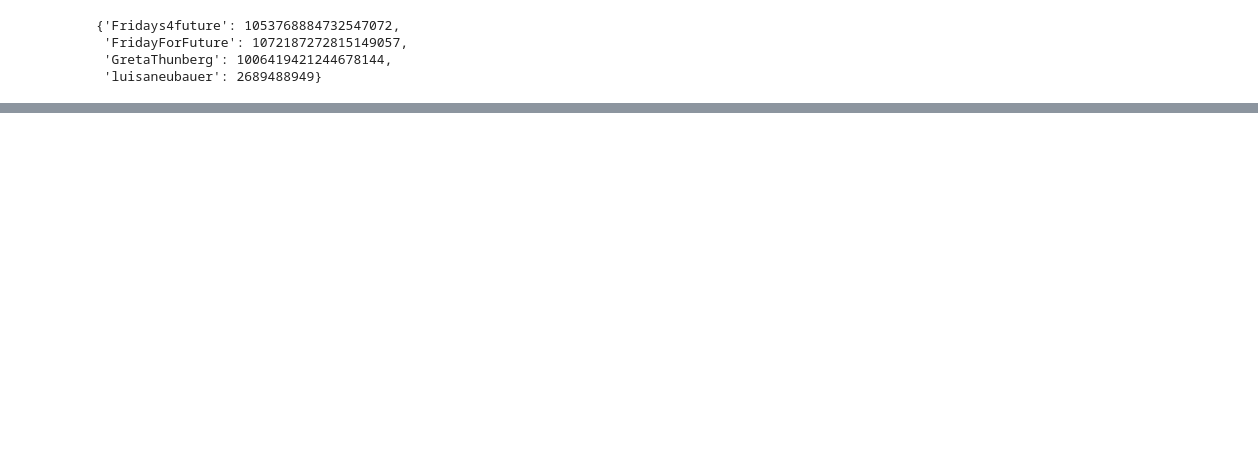
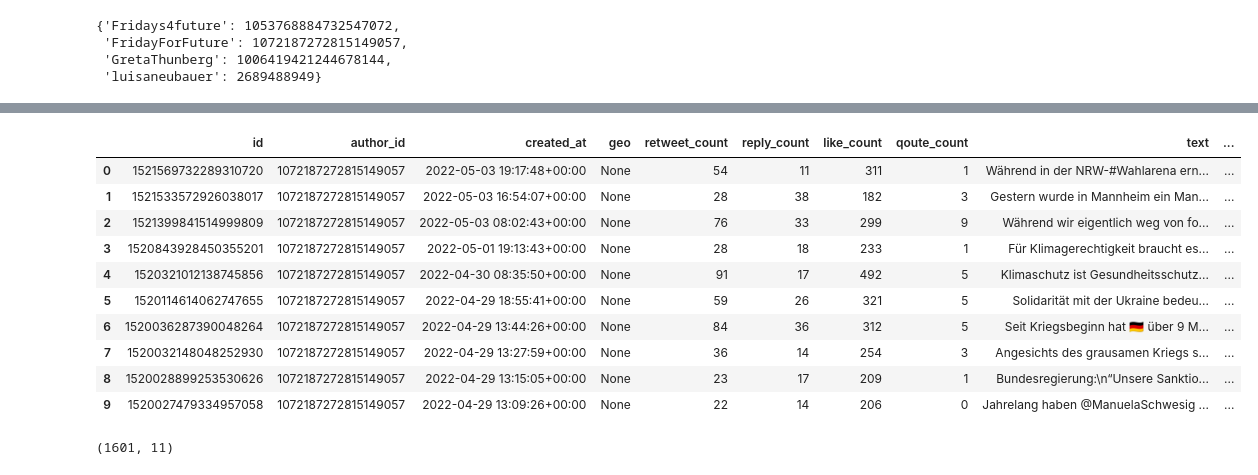
Before and after one commit to romanbreyer/COIN-Project, a Jupyter notebook: jupyter/workbook.ipynb, the cells around one changed output, grey strips where cells are left out. Cells and saved outputs as stored; diff of their text form; code cells hidden in the pictures; blank space fills up the shorter version.

Commit message:
Load initial data from twitter

```diff
--- a/jupyter/workbook.ipynb
+++ b/jupyter/workbook.ipynb
@@ -110,0 +79,39 @@ NEW PAGE
+# %%
+response = list(response)
+# %%
+tweets = [
+    {response   "id": r.id,
+        "author_id": r.author_id,
+        "created_at": r.created_at,
+        "geo": r.geo,
+        "retweet_count": r.public_metrics["retweet_count"],
+        "reply_count": r.public_metrics["reply_count"],
+        "like_count": r.public_metrics["like_count"],
+        "qoute_count": r.public_metrics["quote_count"],
+        "text": r.text,
+        "entities": str(r.entities),
+        "context_annotations": str(r.context_annotations)
+    } for r in response
+]
+# %%
+tweets = tweets.copy()
+# %%
+df = pd.DataFrame(tweets)
+# %%
+df.head(10)
+# %% [output]
+|  | id | author_id | created_at | geo | retweet_count | reply_count | like_count | qoute_count | text | ... |
+| 0 | 1521569732289310720 | 1072187272815149057 | 2022-05-03 19:17:48+00:00 | None | 54 | 11 | 311 | 1 | Während in der NRW-#Wahlarena ern... | ... |
+| 1 | 1521533572926038017 | 1072187272815149057 | 2022-05-03 16:54:07+00:00 | None | 28 | 38 | 182 | 3 | Gestern wurde in Mannheim ein Man... | ... |
+| 2 | 1521399841514999809 | 1072187272815149057 | 2022-05-03 08:02:43+00:00 | None | 76 | 33 | 299 | 9 | Während wir eigentlich weg von fo... | ... |
+| 3 | 1520843928450355201 | 1072187272815149057 | 2022-05-01 19:13:43+00:00 | None | 28 | 18 | 233 | 1 | Für Klimagerechtigkeit braucht es... | ... |
+| 4 | 1520321012138745856 | 1072187272815149057 | 2022-04-30 08:35:50+00:00 | None | 91 | 17 | 492 | 5 | Klimaschutz ist Gesundheitsschutz... | ... |
+| 5 | 1520114614062747655 | 1072187272815149057 | 2022-04-29 18:55:41+00:00 | None | 59 | 26 | 321 | 5 | Solidarität mit der Ukraine bedeu... | ... |
+| 6 | 1520036287390048264 | 1072187272815149057 | 2022-04-29 13:44:26+00:00 | None | 84 | 36 | 312 | 5 | Seit Kriegsbeginn hat 🇩🇪 über 9 M... | ... |
+| 7 | 1520032148048252930 | 1072187272815149057 | 2022-04-29 13:27:59+00:00 | None | 36 | 14 | 254 | 3 | Angesichts des grausamen Kriegs s... | ... |
+| 8 | 1520028899253530626 | 1072187272815149057 | 2022-04-29 13:15:05+00:00 | None | 23 | 17 | 209 | 1 | Bundesregierung:\n“Unsere Sanktio... | ... |
+| 9 | 1520027479334957058 | 1072187272815149057 | 2022-04-29 13:09:26+00:00 | None | 22 | 14 | 206 | 0 | Jahrelang haben @ManuelaSchwesig ... | ... |
+# %%
+df.shape
+# %% [output]
+(1601, 11)
```
Also changed, not shown: parts of 17 cells of this notebook, 2 other files.
